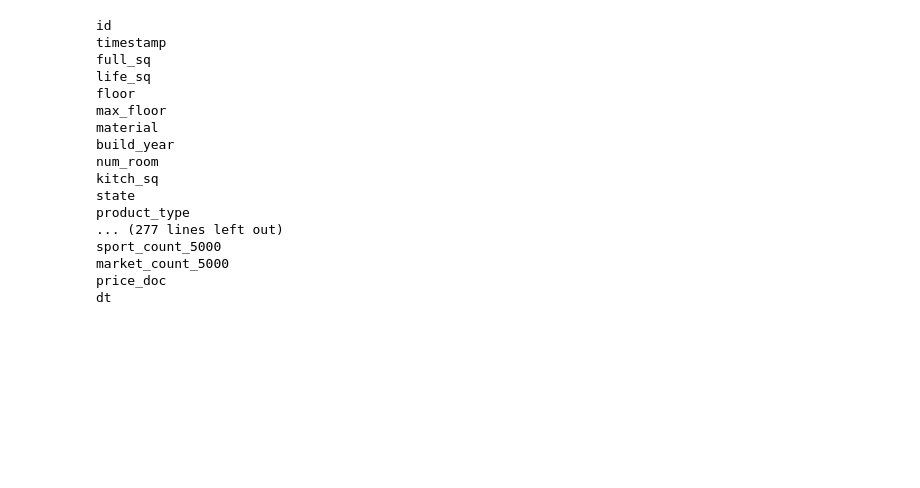
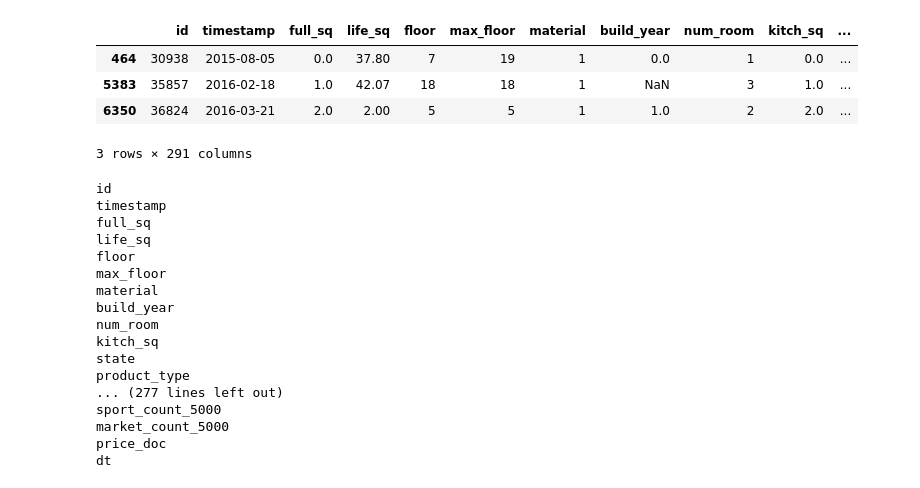
Before and after one commit to andru196/ml_hw1, a Jupyter notebook: notebooks/HW1.ipynb, the cells around one changed output. Drawn from its saved outputs; the diff is of its cells as text; code cells hidden in the pictures; blank space fills up the shorter version.

```diff
--- a/notebooks/HW1.ipynb
+++ b/notebooks/HW1.ipynb
@@ -11,2 +29,10 @@ test = pd.read_csv('../data/raw/test.csv')
+# %%
+test[test.full_sq < 8]
+# %% [output]
+|  | id | timestamp | full_sq | life_sq | floor | max_floor | material | build_year | num_room | kitch_sq | ... |
+| 464 | 30938 | 2015-08-05 | 0.0 | 37.80 | 7 | 19 | 1 | 0.0 | 1 | 0.0 | ... |
+| 5383 | 35857 | 2016-02-18 | 1.0 | 42.07 | 18 | 18 | 1 | NaN | 3 | 1.0 | ... |
+| 6350 | 36824 | 2016-03-21 | 2.0 | 2.00 | 5 | 5 | 1 | 1.0 | 2 | 2.0 | ... |
+3 rows × 291 columns
 # %%
 train["dt"] = pd.to_datetime(train.timestamp)
```
Also changed, not shown: parts of 22 cells of this notebook, 1 other file.
